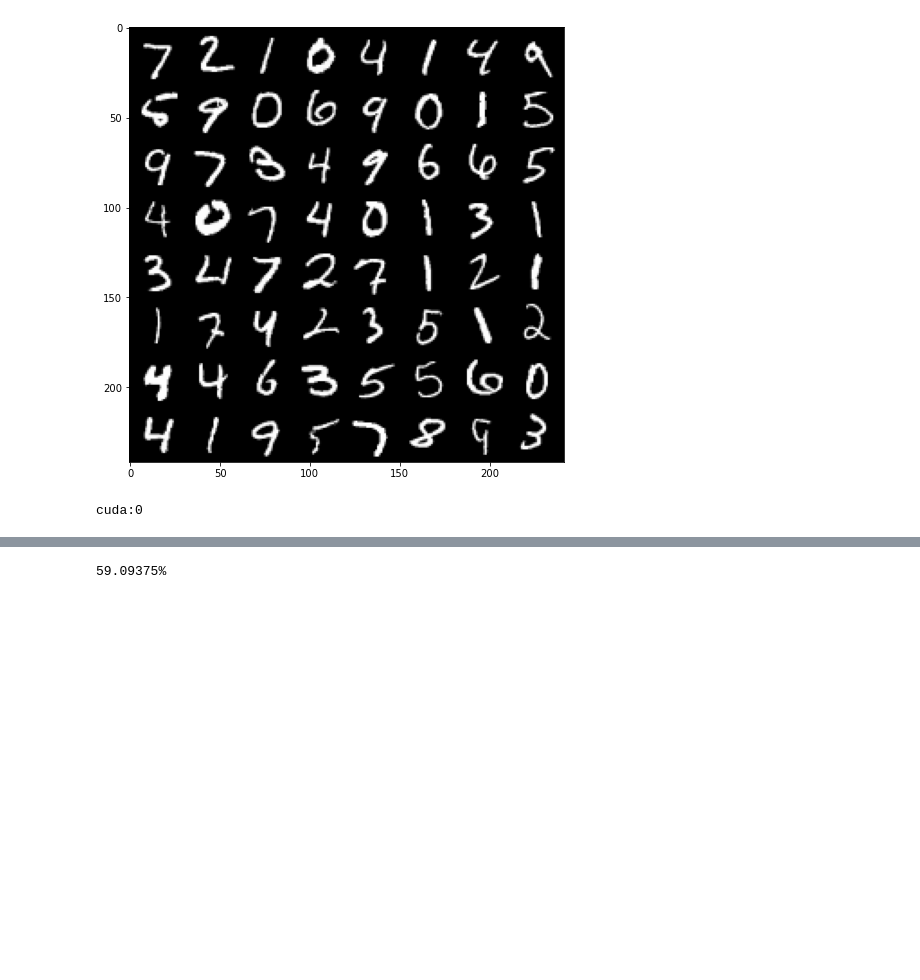
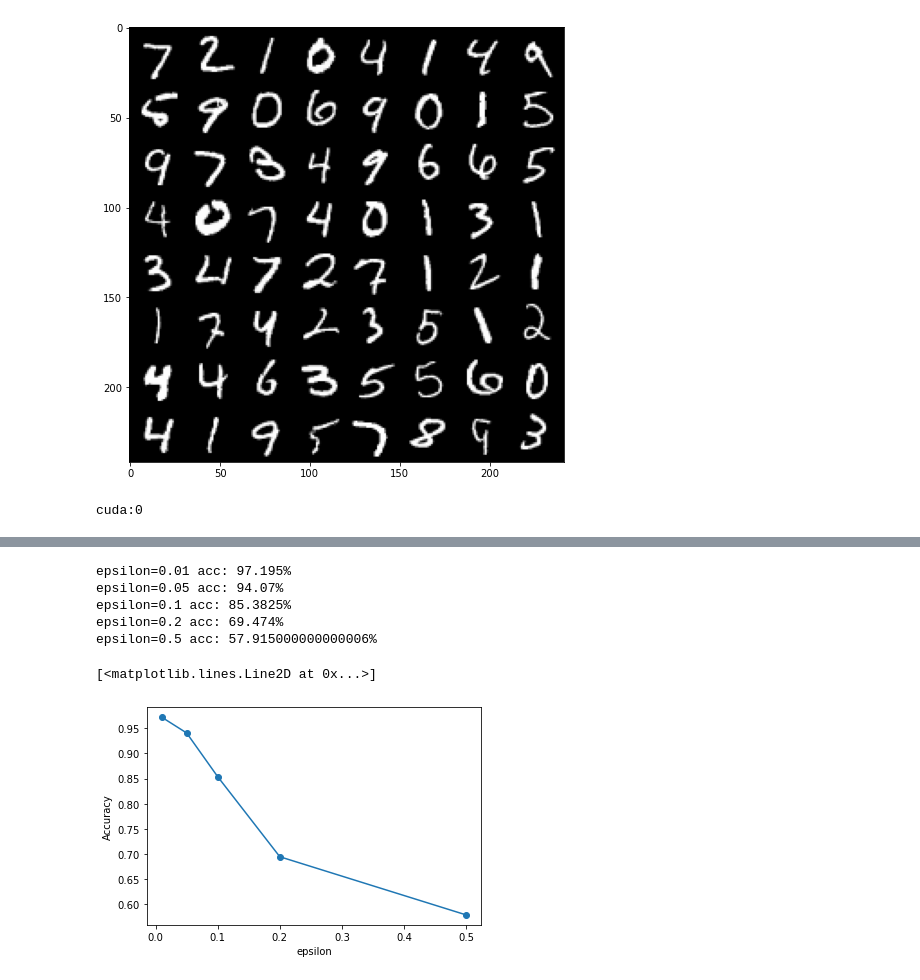
Before and after one commit to gwcrepo/FGSM-MNIST, a Jupyter notebook: FGSM-MNIST.ipynb, the cells around one changed output, grey strips where cells are left out. Saved outputs shown, nothing was run; the diff lists cells and outputs as text; code cells hidden in the pictures; blank space fills up the shorter version.

```diff
--- a/FGSM-MNIST.ipynb
+++ b/FGSM-MNIST.ipynb
@@ -188,26 +172,40 @@ Clipping input data to the valid range for imshow with RGB data ([0..1] for floa
 # %%
 # 用对抗样本替代原始样本，测试准确度
+# 探究不同epsilon对LeNet分类准确度的影响
+acc_list = []
+for epsilon in eps:
 
-for X, y in test_dataloader:
-    # X, y = X.to(device), y.to(device)
+    for X, y in test_dataloader:
+        X, y = X.to(device), y.to(device)
 
-    X.requires_grad = True
-    pred = network(X)
-    network.zero_grad()
-    loss = loss_fn(pred, y)
-    loss.backward()
+        X.requires_grad = True
+        pred = network(X)
+        network.zero_grad()
+        loss = loss_fn(pred, y)
+        loss.backward()
 
-    X = X + eps * X.grad.sign()
-    X_adv = torch.clamp(X, 0, 1)
+        X = X + epsilon * X.grad.sign()
+        X_adv = torch.clamp(X, 0, 1)
 
-    pred = network(X_adv)
-    for item in zip(pred, y):
+        pred = network(X_adv)
+        for item in zip(pred, y):
             if torch.argmax(item[0]) == item[1]:
                 positive += 1
             else:
                 negative += 1
 
-acc = positive / (positive + negative)
-print(f"{acc * 100}%")
+    acc = positive / (positive + negative)
+    print(f"epsilon={epsilon} acc: {acc * 100}%")
+    acc_list.append(acc)
+
+plt.xlabel("epsilon")
+plt.ylabel("Accuracy")
+plt.plot(eps, acc_list, marker='o')
 # %% [output]
-59.09375%
+epsilon=0.01 acc: 97.195%
+epsilon=0.05 acc: 94.07%
+epsilon=0.1 acc: 85.3825%
+epsilon=0.2 acc: 69.474%
+epsilon=0.5 acc: 57.915000000000006%
+[<matplotlib.lines.Line2D at 0x...>]
+[figure, added]
```
Also changed, not shown: parts of 13 cells of this notebook, 1 other file.
